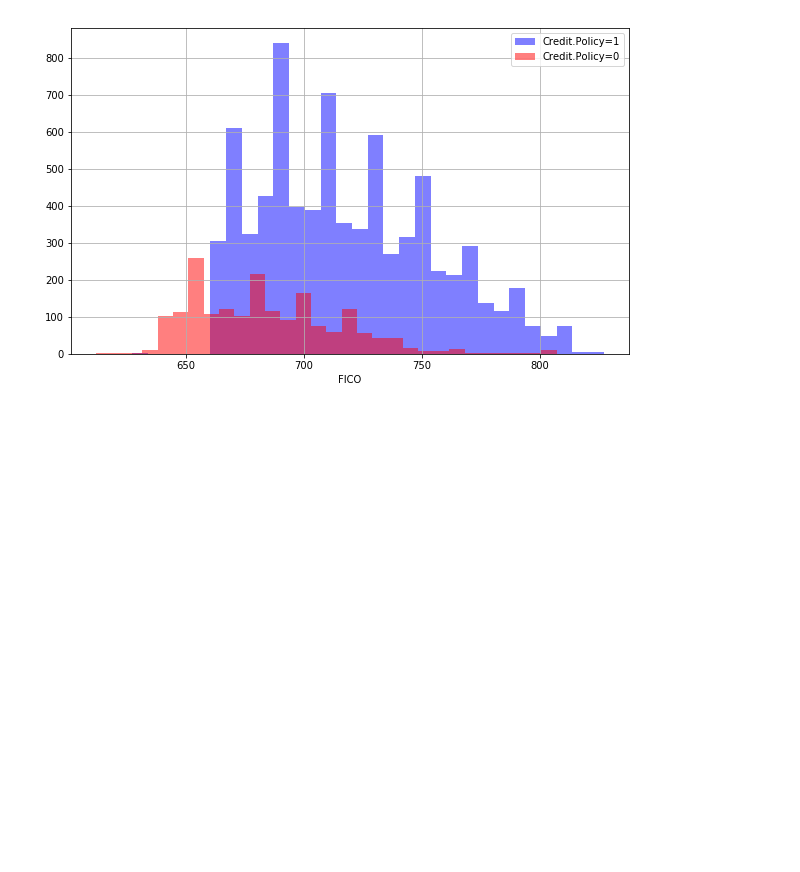
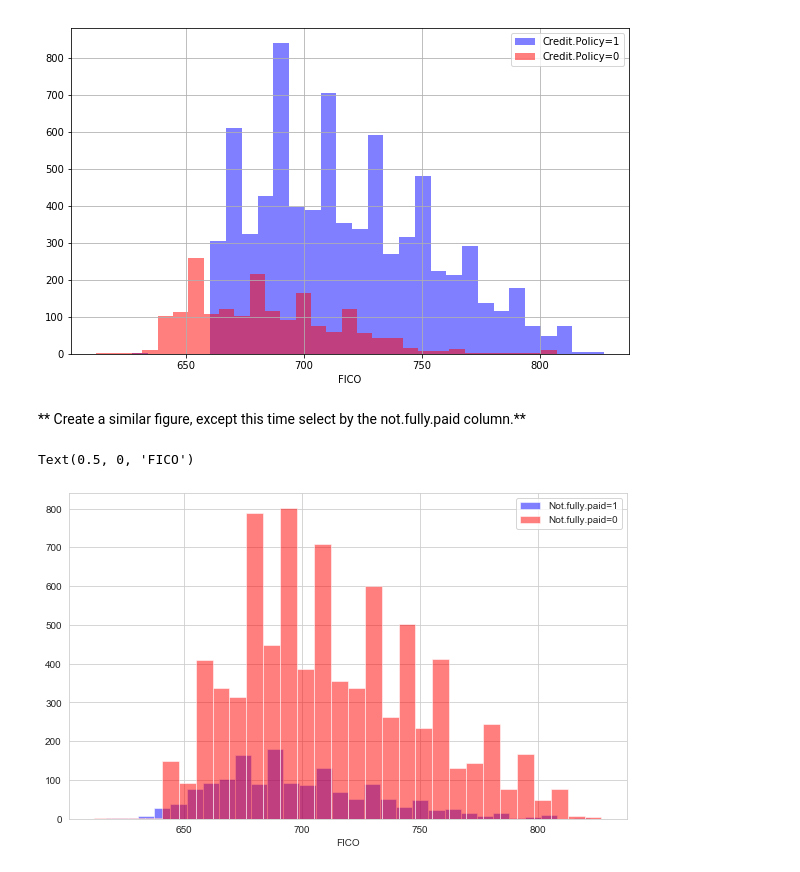
Before and after one commit to paauwp/Decision-Trees-and-Random-Forests-Lesson, a Jupyter notebook: My Decision Trees Project.ipynb, the cells around one changed output. Cells and saved outputs as stored; diff of their text form; code cells hidden in the pictures; blank space fills up the shorter version.

```diff
--- a/My Decision Trees Project.ipynb
+++ b/My Decision Trees Project.ipynb
@@ -127,3 +127,30 @@ plt.xlabel('FICO')
 # %% [output]
 Text(0.5, 0, 'FICO')
 [figure]
+# %% [markdown]
+** Create a similar figure, except this time select by the not.fully.paid column.**
+# %%
+loans = df
+# In het project is het data frame ingelezen als loans, ik heb hem in mijn eigen project ingelezen als df
+# Daarom moet ik (als ik de exacte projectoplossing gebruik) loans nog definieren als kopie van df
+
+
+# Initieer een canvas om een plot in te kunnen maken van 10 breed en 6 hoog
+plt.figure(figsize=(10,6))
+
+# Er wordt gebruik gemaakt van pandas standaard .hist() functie
+
+# Selecteer uit de kolom 'fico' alle waarden die 'not.fully.paid' = 1 zijn en plot de fico waarde in een histogram
+loans[loans['not.fully.paid']==1]['fico'].hist(alpha=0.5,color='blue',bins=30,label='Not.fully.paid=1')
+
+# Selecteer uit de kolom "fico" alle waarden die 'credit policy' waarde 1 hebben en plot de fico in hetzelfde histogram
+loans[loans['not.fully.paid']==0]['fico'].hist(alpha=0.5,color='red', bins=30,label='Not.fully.paid=0')
+
+# Print in het canvase de legenda (wat is credit policy 1 en wat is credit policy 0)
+plt.legend()
+
+#Geef de x-as het label FICO
+plt.xlabel('FICO')
+# %% [output]
+Text(0.5, 0, 'FICO')
+[figure, added]
```
Also changed, not shown: parts of 3 cells of this notebook.
